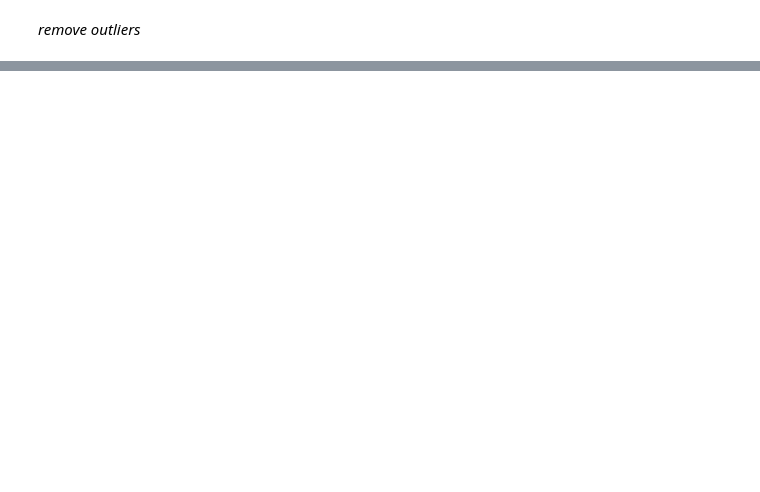
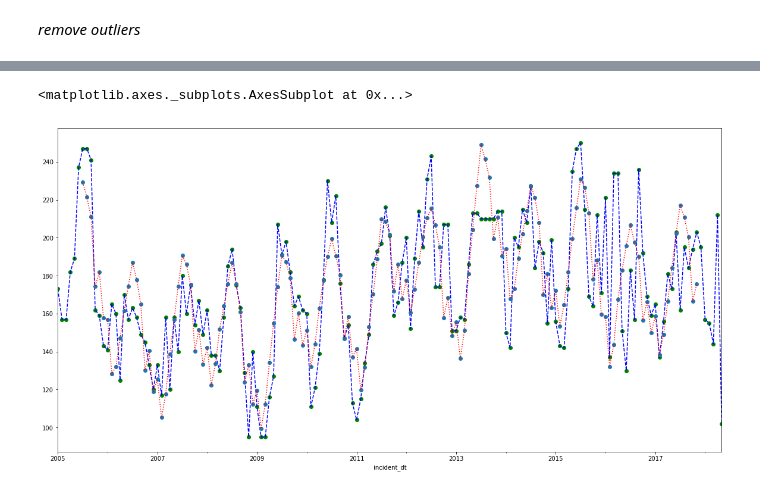
Before and after one commit to lotusflyer/ash_pub_safety, a Jupyter notebook: seasonal_effects.ipynb, the cells around one changed output, grey strips where cells are left out. Saved outputs shown, nothing was run; the diff lists cells and outputs as text; code cells hidden in the pictures; blank space fills up the shorter version.

```diff
--- a/seasonal_effects.ipynb
+++ b/seasonal_effects.ipynb
@@ -74,0 +107,9 @@ X.plot(style='r.')
+# %%
+res = s_model.seasonal.to_frame()
+res.columns = ['seasonal']
+
+res['trend'] = s_model.trend
+
+res['pred'] = res['trend'] + res['seasonal']
+
+res['actual'] = X2
@@ -74,0 +118,8 @@ X.plot(style='r.')
+# %%
+res['actual'].plot(style='go', sharex=True)
+res['actual'].plot(color='blue', style='--', sharex=True)
+res['pred'].plot(style='o')
+res['pred'].plot(color='red', style=':', sharex=True)
+# %% [output]
+<matplotlib.axes._subplots.AxesSubplot at 0x...>
+[figure, added]
```
Also changed, not shown: parts of 30 cells of this notebook.
